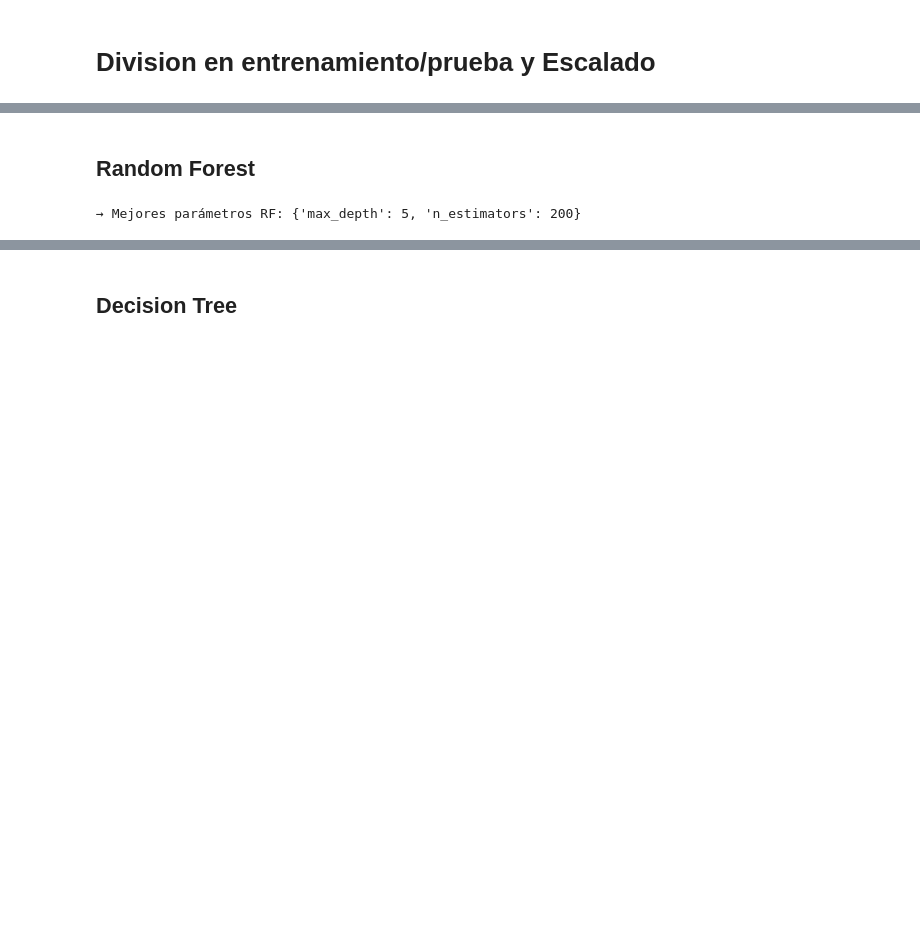
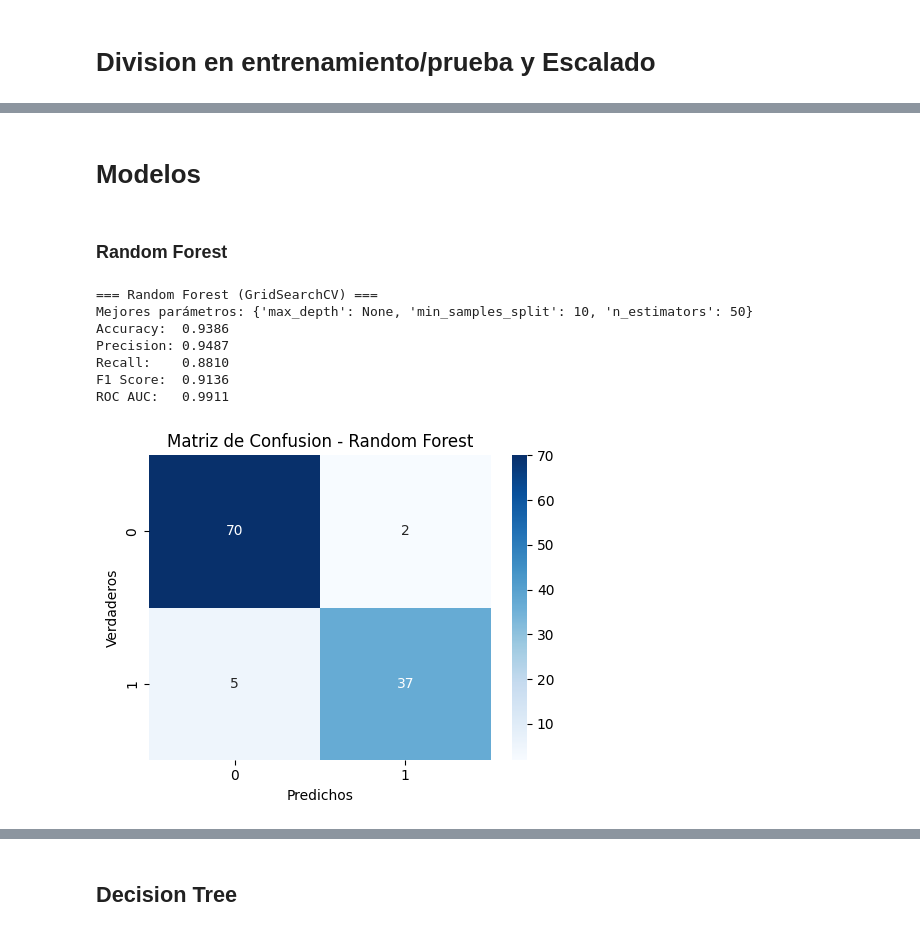
Before and after one commit to aformen9/BC-ML-Project, a Jupyter notebook: notebook/BreastCancer_ML.ipynb, the cells around one changed output, grey strips where cells are left out. Saved outputs shown, nothing was run; the diff lists cells and outputs as text; code cells hidden in the pictures; blank space fills up the shorter version.

```diff
--- a/notebook/BreastCancer_ML.ipynb
+++ b/notebook/BreastCancer_ML.ipynb
@@ -904,25 +873,56 @@ best_lr = grid_log.best_estimator_       #  Guarda el modelo optimizado para pos
+# %% [markdown]
+# Modelos
 # %% [markdown]
-## Random Forest
+### Random Forest
-# %%
-# 7. Entrenamiento de modelos usando GridSearchCV
-from sklearn.ensemble        import RandomForestClassifier  #  Importa el modelo de Random Forest
-from sklearn.model_selection import GridSearchCV           #  Importa la utilidad para búsqueda de hiperparámetros
-
-# Random Forest
-param_rf = {                   #  Diccionario de parámetros a probar para Random Forest
-    'n_estimators': [50, 100, 200],  #  Número de árboles en el bosque
-    'max_depth':    [None, 5, 10]    #  Profundidad máxima de cada árbol (None=no límite)
-}
-grid_rf = GridSearchCV(        #  Inicializa GridSearchCV para Random Forest
-    RandomForestClassifier(random_state=42),  #  Modelo base con semilla fija
-    param_grid=param_rf,                      #  Parámetros que va a iterar
-    cv=5,                                     #  5 folds de validación cruzada
-    scoring='accuracy',                       #  Score que optimiza: accuracy
-    n_jobs=-1                                 #  Usa todos los núcleos de CPU disponibles
-)
-grid_rf.fit(X_train_scaled, y_train)  #  Ajusta el GridSearch sobre los datos de entrenamiento
-
-print("→ Mejores parámetros RF:", grid_rf.best_params_)  #  Muestra los mejores hiperparámetros encontrados
-best_rf = grid_rf.best_estimator_        #  Guarda el modelo optimizado para posterior evaluación
-# %% [output]
-→ Mejores parámetros RF: {'max_depth': 5, 'n_estimators': 200}
+# %%
+# Random Forest con GridSearchCV:
+param_grid_rf = { # diccionario que define la “rejilla” de hiperparámetros.
+    'n_estimators': [50, 100, 200],     # Cantidad de árboles a probar en el ensamble, prueba con 50, 100 y 200 árboles.
+    'max_depth': [None, 5, 10],         # Profundidad máxima permitida para cada árbol, prueba sin límite (None) o con profundidades de 5 y 10.
+    'min_samples_split': [2, 5, 10]     # Mínimo de muestras requeridas para dividir un nodo, controla cuántos ejemplos debe haber en un nodo para intentar un split.
+}
+gs_rf = GridSearchCV( # Crea el objeto que..
+    estimator=RandomForestClassifier(random_state=42), # Modelo base (RandomForest sin parámetros ajustados).
+    param_grid=param_grid_rf, # La rejilla anterior.
+    cv=5,# Usa validación cruzada 5-fold para evaluar cada combinación.
+    scoring='roc_auc', # Metrica que optimiza (área bajo la curva ROC).
+    n_jobs=-1 # Aprovecha todos los núcleos del CPU para paralelizar la búsqueda.
+)
+# .fit(...) -> Recorre todas las combinaciones de hiperparámetros. Para cada una, entrena y valida 5 veces (CV), calcula el ROC AUC medio y selecciona la mejor combinación según ese promedio.
+gs_rf.fit(X_train_scaled, y_train)                 # Ajustamos la búsqueda en train
+best_rf = gs_rf.best_estimator_                    # Mejor modelo encontrado. Devuelve el RandomForestClassifier ya entrenado con los mejores hiperparámetros hallados.
+
+# Predicción y evaluación con el mejor RF
+y_pred_rf = best_rf.predict(X_test_scaled) # Etiquetas predichas (0/1). .predict(...) -> genera las predicciones de clase.
+y_prob_rf = best_rf.predict_proba(X_test_scaled)[:,1] # Probabilidades de “1” (maligno). .predict_proba(...)[:,1] -> extrae la probabilidad de la clase positiva (útil para ROC AUC).
+acc_rf  = accuracy_score(y_test, y_pred_rf)      # Accuracy global. accuracy_score -> proporción de aciertos totales.
+prec_rf = precision_score(y_test, y_pred_rf)     # Precision de la clase 1. precision_score -> exactitud al predecir “maligno”.
+rec_rf  = recall_score(y_test, y_pred_rf)        # Recall de la clase 1. recall_score -> sensibilidad para “maligno”.
+f1_rf   = f1_score(y_test, y_pred_rf)            # F1-score de la clase 1. f1_score -> media armónica de precision y recall.
+roc_rf  = roc_auc_score(y_test, y_prob_rf)       # ROC AUC. roc_auc_score -> área bajo la curva ROC usando probabilidades.
+
+print("\n=== Random Forest (GridSearchCV) ===")
+print("Mejores parámetros:", gs_rf.best_params_) # Muestra el diccionario con la mejor combinación
+print(f"Accuracy:  {acc_rf:.4f}")
+print(f"Precision: {prec_rf:.4f}")
+print(f"Recall:    {rec_rf:.4f}")
+print(f"F1 Score:  {f1_rf:.4f}")
+print(f"ROC AUC:   {roc_rf:.4f}")
+
+cm_rf = confusion_matrix(y_test, y_pred_rf)                   # Matriz de confusión 2×2. confusion_matrix(...) -> devuelve [[TN, FP], [FN, TP]]. Calcula la matriz de confusión comparando las etiquetas reales (y_test) con las predichas (y_pred_rf).
+plt.figure(figsize=(5,4))                                     # Define tamaño de la figura
+sns.heatmap(cm_rf, annot=True, fmt='d', cmap='Blues')        # Dibuja heatmap con los conteos. sns.heatmap(..., annot=True) -> dibuja los valores dentro de cada celda.
+plt.title('Matriz de Confusion - Random Forest')
+plt.xlabel('Predichos')
+plt.ylabel('Verdaderos')
+plt.tight_layout()                                            # Ajusta márgenes automáticamente
+plt.show()
+# %% [output]
+=== Random Forest (GridSearchCV) ===
+Mejores parámetros: {'max_depth': None, 'min_samples_split': 10, 'n_estimators': 50}
+Accuracy:  0.9386
+Precision: 0.9487
+Recall:    0.8810
+F1 Score:  0.9136
+ROC AUC:   0.9911
+[figure, added]
```
Also changed, not shown: parts of 11 cells of this notebook.
